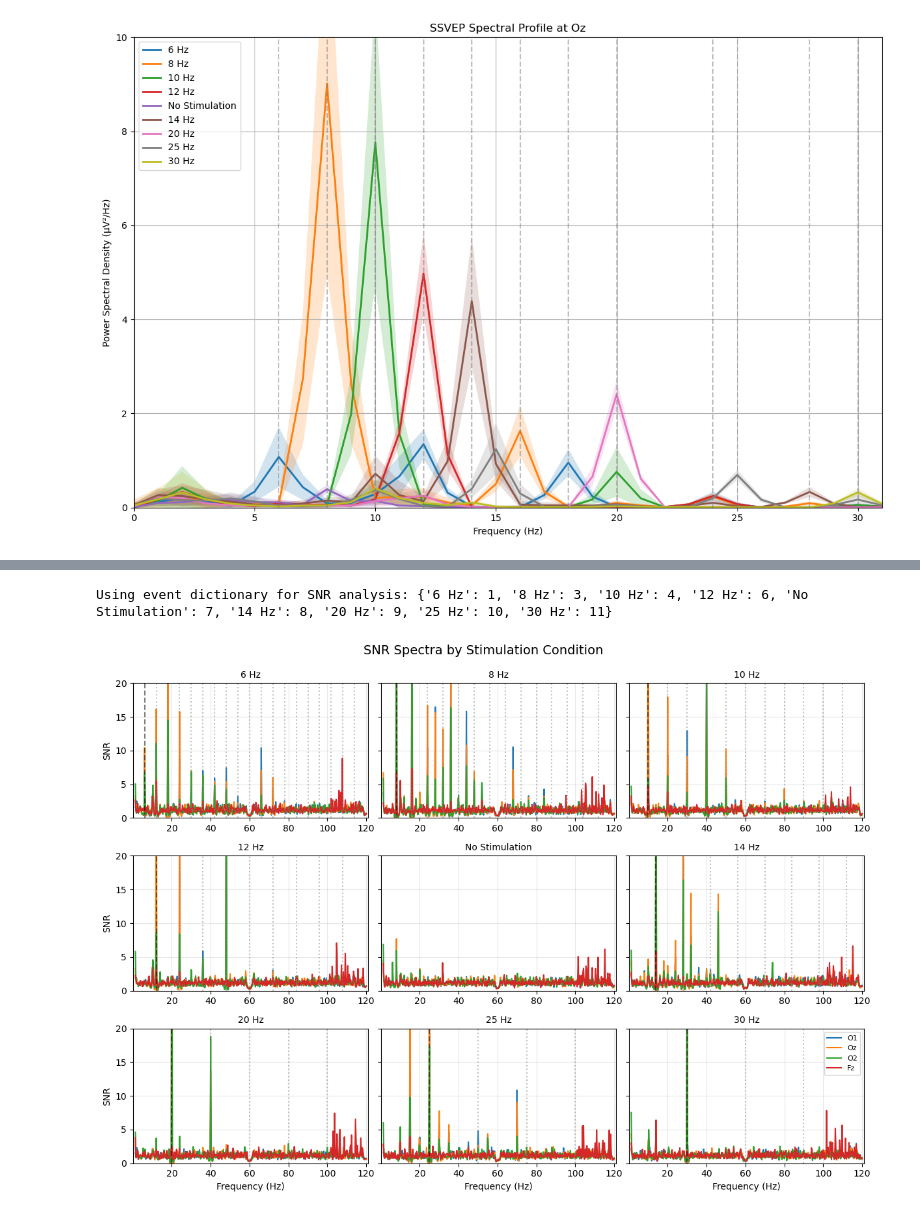
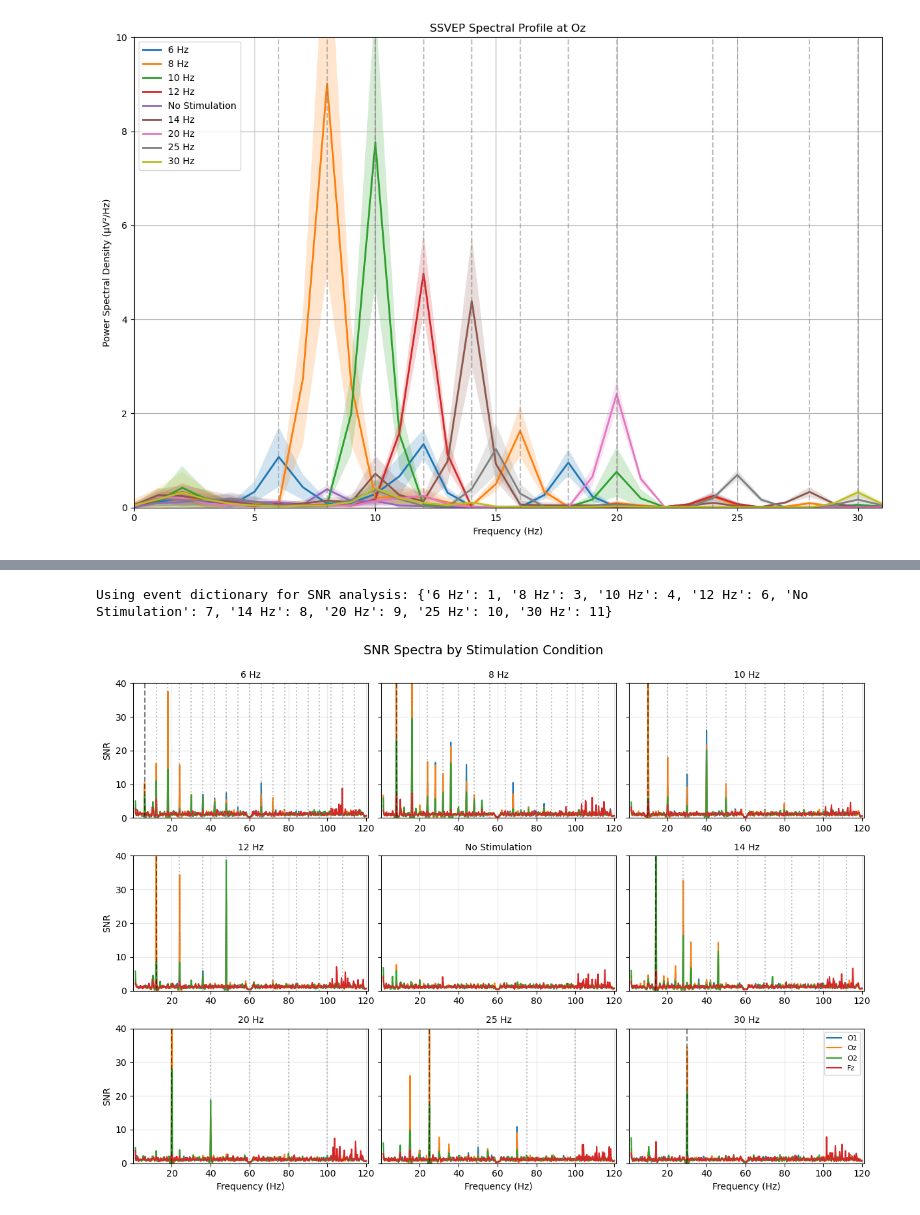
Before and after one commit to danylof/SSVEP-visual, a Jupyter notebook: SSVEP load and preprocess raw data.ipynb, the cells around one changed output, grey strips where cells are left out. Cells and saved outputs as stored; diff of their text form; code cells hidden in the pictures.

```diff
--- a/SSVEP load and preprocess raw data.ipynb
+++ b/SSVEP load and preprocess raw data.ipynb
@@ -555,7 +557,7 @@ def plot_snr_spectra(epochs: mne.Epochs, spectrum, event_dict: Dict[str, str],
         ax.set_title(f'{event_name}', fontsize=10)
         ax.grid(True, alpha=0.3)
         ax.set_xlim(fmin, fmax)
-        ax.set_ylim(0, 20)
+        ax.set_ylim(0, 40)
         if ax_idx >= ncols * (nrows - 1):
             ax.set_xlabel('Frequency (Hz)')
         if ax_idx % ncols == 0:
@@ -578,34 +580,35 @@ window = 'boxcar'
 
 # Compute PSD using Welch's method.
 spectrum = compute_psd_epochs(epochs, tmin, tmax, fmin, fmax, fs=fs, window=window)
 
 # For the event mapping, we derive a mapping from our current epochs.
 new_event_mapping = {
     '1': '6 Hz',
     '2': '8 Hz',
     '3': '10 Hz',
     '4': '12 Hz',
     '5': 'No Stimulation',
     '6': '14 Hz',
     '7': '20 Hz',
     '8': '25 Hz',
     '9': '30 Hz'
+
 }
 
 # Invert new_event_mapping to get a mapping from event labels to event codes.
 # (Assuming the keys in epochs.event_id match the keys in new_event_mapping.)
 event_dict = {label: epochs.event_id[trigger] for trigger, label in new_event_mapping.items() if trigger in epochs.event_id}
 print("Using event dictionary for SNR analysis:", event_dict)
 
 # Define channels and colors for SNR plot.
 channels_of_interest = ['O1', 'Oz', 'O2', 'Fz']
 colors = ['#1f77b4', '#ff7f0e', '#2ca02c', '#d62728']
 
 # Plot the SNR spectra.
 plot_snr_spectra(epochs, spectrum, event_dict, channels_of_interest, colors, fmin, fmax, tmin, tmax)
 # %% [output]
 Using event dictionary for SNR analysis: {'6 Hz': 1, '8 Hz': 3, '10 Hz': 4, '12 Hz': 6, 'No Stimulation': 7, '14 Hz': 8, '20 Hz': 9, '25 Hz': 10, '30 Hz': 11}
-[figure, old version]
+[figure, new version]
 # %%
 def filter_raw_data(raw: mne.io.Raw, l_freq: float = None, h_freq: float = None) -> mne.io.Raw:
     """
```
Also changed, not shown: parts of 4 cells of this notebook, 18 other files.
